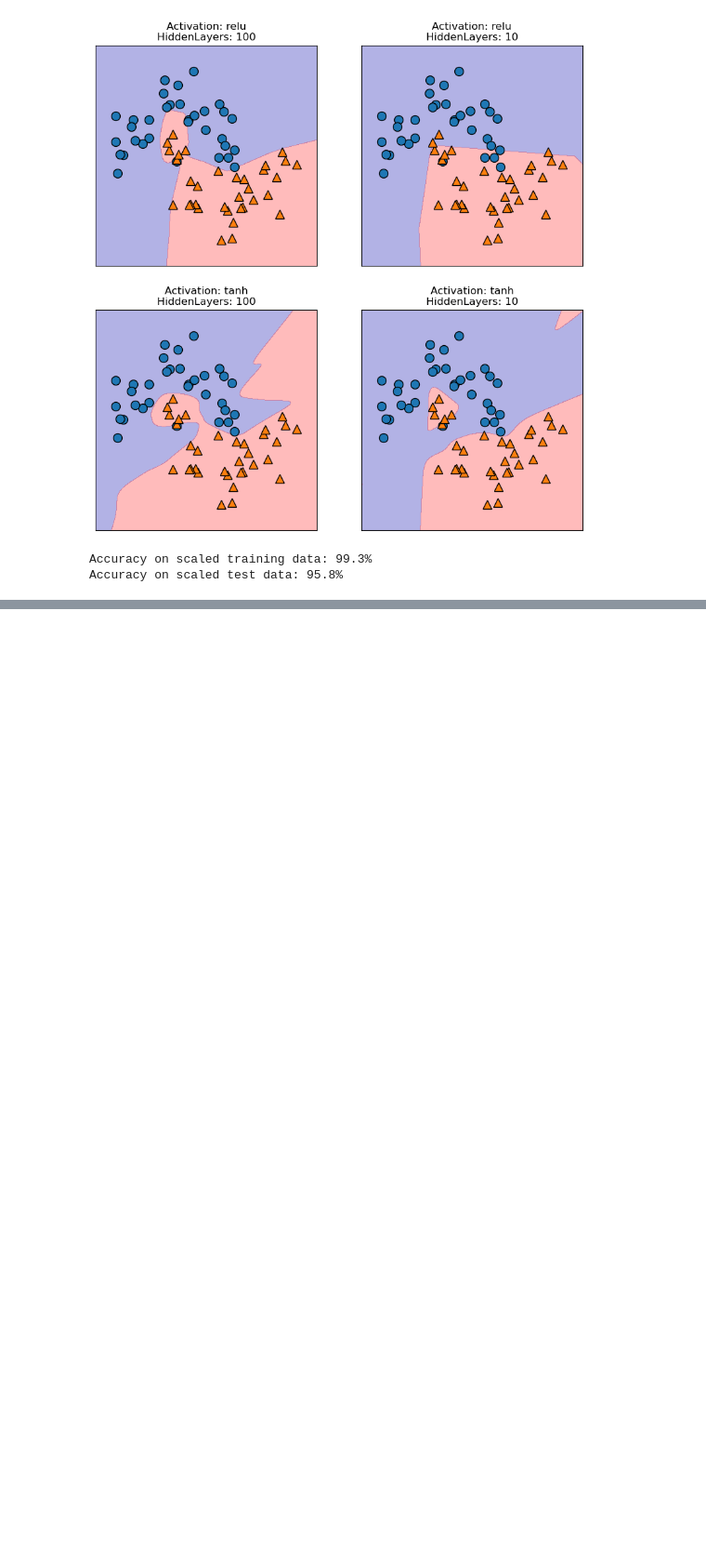
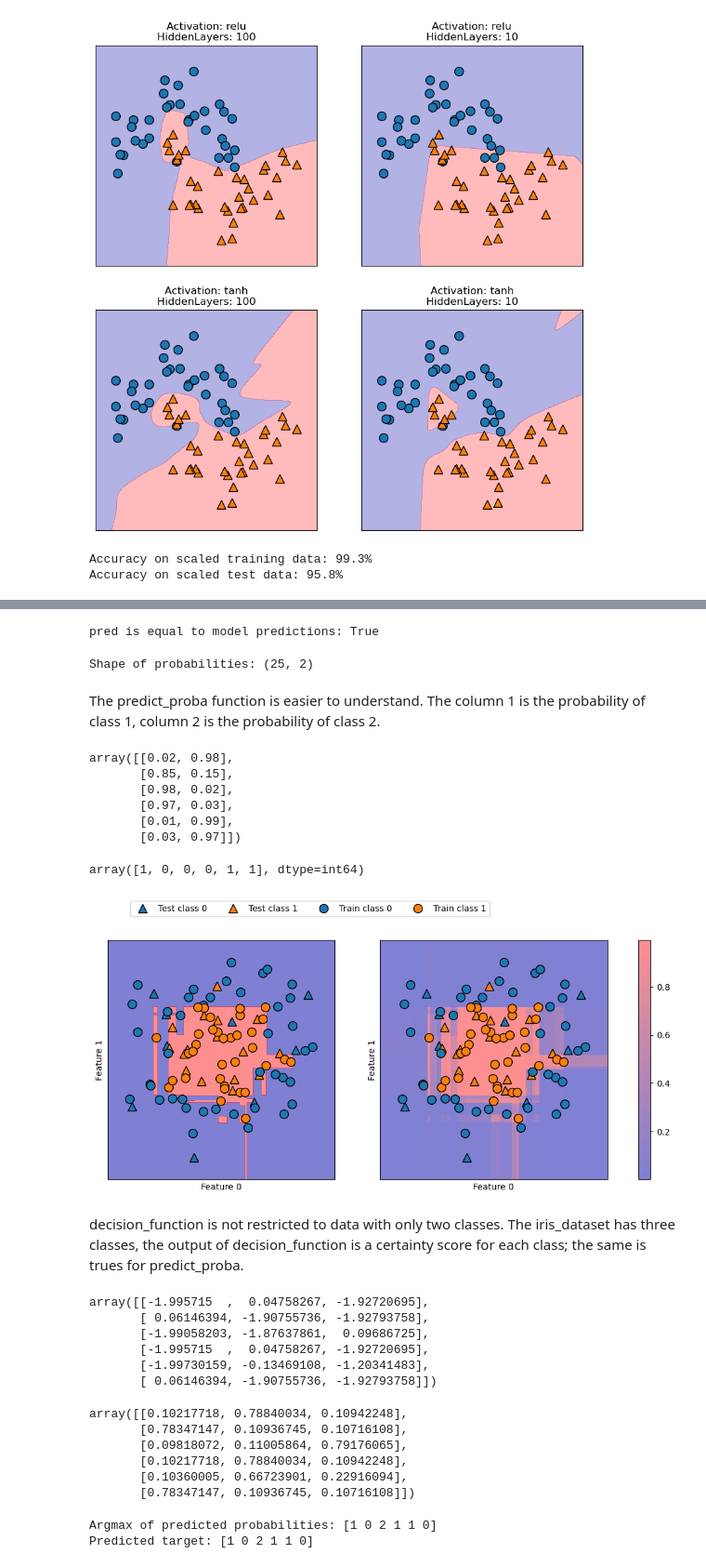
Before and after one commit to lyonsja-mathematics/My_Tutorials, a Jupyter notebook: Introduction to Machine Learning with Python.ipynb, the cells around one changed output, grey strips where cells are left out. Shown at 93% size. Cells and saved outputs as stored; diff of their text form; code cells hidden in the pictures; blank space fills up the shorter version.

```diff
--- a/Introduction to Machine Learning with Python.ipynb
+++ b/Introduction to Machine Learning with Python.ipynb
@@ -370,3 +371,9 @@ print("Accuracy on scaled test data: {:.1f}%".format(1e2*mlp.score(X_test_scaled
 # %% [output]
 Accuracy on scaled training data: 99.3%
 Accuracy on scaled test data: 95.8%
+# %%
+X, y = make_circles(noise=.25, factor=.5, random_state=1)
+y_named=np.array(["blue","red"])[y]
+X_train, X_test, y_train_named, y_test_named, y_train, y_test = train_test_split(X, y_named, y, random_state=0)
+gbrt=GradientBoostingClassifier(random_state=0)
+gbrt.fit(X_train, y_train_named)
@@ -372,0 +405,68 @@ Accuracy on scaled test data: 95.8%
+# %%
+gt0=(gbrt.decision_function(X_test) > 0).astype(int)
+pred = gbrt.classes_[gt0]
+print("pred is equal to model predictions: {}".format(np.all(pred == gbrt.predict(X_test))))
+# %% [output]
+pred is equal to model predictions: True
+# %%
+print("Shape of probabilities: {}".format(gbrt.predict_proba(X_test).shape))
+# %% [output]
+Shape of probabilities: (25, 2)
+# %% [markdown]
+The predict_proba function is easier to understand. The column 1 is the probability of class 1, column 2 is the probability of class 2.
+# %%
+gbrt.predict_proba(X_test).round(2)[0:6,]
+# %% [output]
+array([[0.02, 0.98],
+       [0.85, 0.15],
+       [0.98, 0.02],
+       [0.97, 0.03],
+       [0.01, 0.99],
+       [0.03, 0.97]])
+# %%
+y_test[0:6]
+# %% [output]
+array([1, 0, 0, 0, 1, 1], dtype=int64)
+# %%
+fig, axes = plt.subplots(1,2,figsize=(13,5))
+mglearn.tools.plot_2d_separator(gbrt, X, ax=axes[0], alpha=.5, fill=True, cm=mglearn.cm2)
+scores_image=mglearn.tools.plot_2d_scores(gbrt, X, ax=axes[1], cm=mglearn.ReBl, function="predict_proba", alpha=.5)
+for ax in axes:
+    mglearn.discrete_scatter(X_test[:, 0], X_test[:, 1], y_test, markers="^", ax=ax)
+    mglearn.discrete_scatter(X_train[:, 0], X_train[:, 1], y_train, markers="o", ax=ax)
+    ax.set_xlabel("Feature 0")
+    ax.set_ylabel("Feature 1")
+cbar=plt.colorbar(scores_image, ax=axes.tolist())
+axes[0].legend(["Test class 0","Test class 1","Train class 0","Train class 1"], ncol=4, loc=(.1,1.1))
+plt.show()
+# %% [output]
+[figure, added]
+# %% [markdown]
+decision_function is not restricted to data with only two classes. The iris_dataset has three classes, the output of decision_function is a certainty score for each class; the same is trues for predict_proba.
+# %%
+X_train, X_test, y_train, y_test = train_test_split(iris_dataset.data, iris_dataset.target, random_state=42)
+gbrt=GradientBoostingClassifier(learning_rate=.01, random_state=0)
+gbrt.fit(X_train, y_train)
+gbrt.decision_function(X_test)[0:6]
+# %% [output]
+array([[-1.995715  ,  0.04758267, -1.92720695],
+       [ 0.06146394, -1.90755736, -1.92793758],
+       [-1.99058203, -1.87637861,  0.09686725],
+       [-1.995715  ,  0.04758267, -1.92720695],
+       [-1.99730159, -0.13469108, -1.20341483],
+       [ 0.06146394, -1.90755736, -1.92793758]])
+# %%
+gbrt.predict_proba(X_test)[0:6]
+# %% [output]
+array([[0.10217718, 0.78840034, 0.10942248],
+       [0.78347147, 0.10936745, 0.10716108],
+       [0.09818072, 0.11005864, 0.79176065],
+       [0.10217718, 0.78840034, 0.10942248],
+       [0.10360005, 0.66723901, 0.22916094],
+       [0.78347147, 0.10936745, 0.10716108]])
+# %%
+print("Argmax of predicted probabilities: {}".format(np.argmax(gbrt.predict_proba(X_test[0:6]), axis=1)))
+print("Predicted target: {}".format(gbrt.predict(X_test[0:6])))
+# %% [output]
+Argmax of predicted probabilities: [1 0 2 1 1 0]
+Predicted target: [1 0 2 1 1 0]
```
Also changed, not shown: parts of 19 cells of this notebook, 2 other files.
